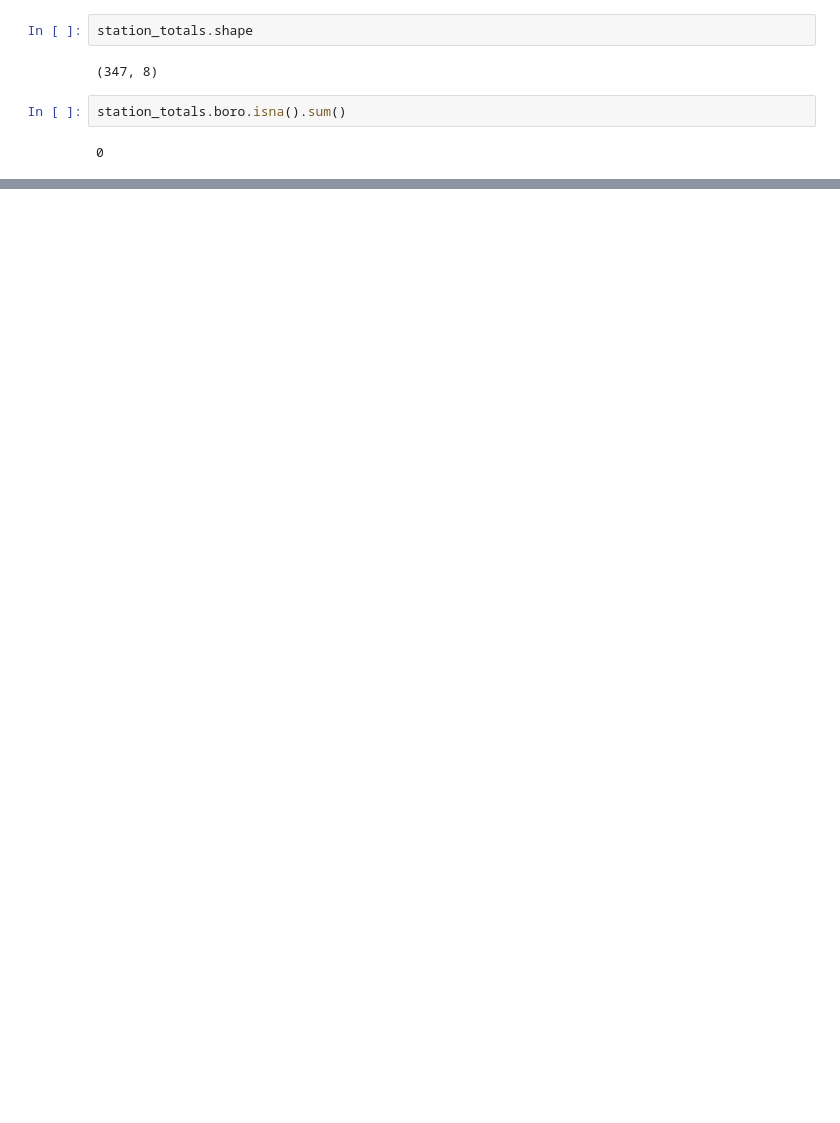
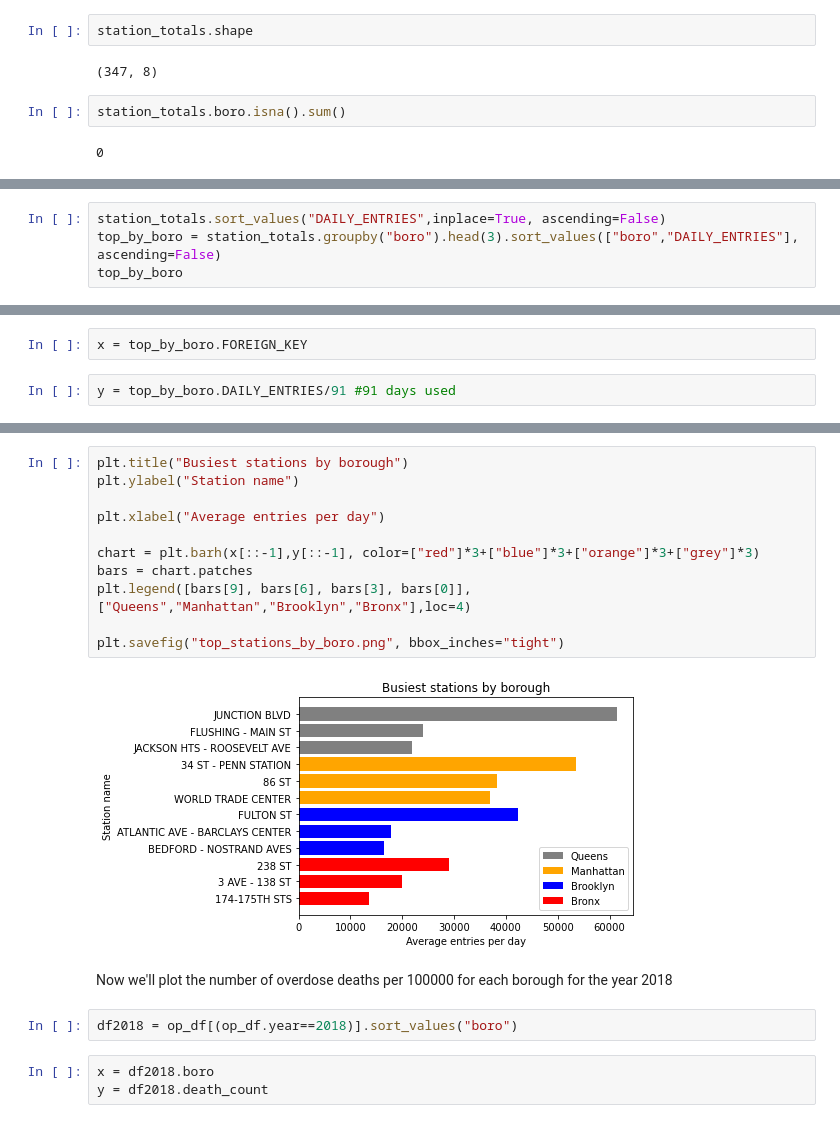
Before and after one commit to rsolava/mta-eda, a Jupyter notebook: analysis.ipynb, the cells around one changed output, grey strips where cells are left out. Saved outputs shown, nothing was run; the diff lists cells and outputs as text; blank space fills up the shorter version.

```diff
--- a/analysis.ipynb
+++ b/analysis.ipynb
@@ -784,0 +776,4 @@ station_totals.boro.isna().sum()
+# %%
+station_totals.sort_values("DAILY_ENTRIES",inplace=True, ascending=False)
+top_by_boro = station_totals.groupby("boro").head(3).sort_values(["boro","DAILY_ENTRIES"], ascending=False)
+top_by_boro
@@ -784,0 +794,4 @@ station_totals.boro.isna().sum()
+# %%
+x = top_by_boro.FOREIGN_KEY
+# %%
+y = top_by_boro.DAILY_ENTRIES/91 #91 days used
@@ -784,0 +830,20 @@ station_totals.boro.isna().sum()
+# %%
+plt.title("Busiest stations by borough")
+plt.ylabel("Station name")
+
+plt.xlabel("Average entries per day")
+
+chart = plt.barh(x[::-1],y[::-1], color=["red"]*3+["blue"]*3+["orange"]*3+["grey"]*3)
+bars = chart.patches
+plt.legend([bars[9], bars[6], bars[3], bars[0]],["Queens","Manhattan","Brooklyn","Bronx"],loc=4)
+
+plt.savefig("top_stations_by_boro.png", bbox_inches="tight")
+# %% [output]
+[figure, added]
+# %% [markdown]
+Now we'll plot the number of overdose deaths per 100000 for each borough for the year 2018
+# %%
+df2018 = op_df[(op_df.year==2018)].sort_values("boro")
+# %%
+x = df2018.boro
+y = df2018.death_count
```
Also changed, not shown: parts of 11 cells of this notebook.
